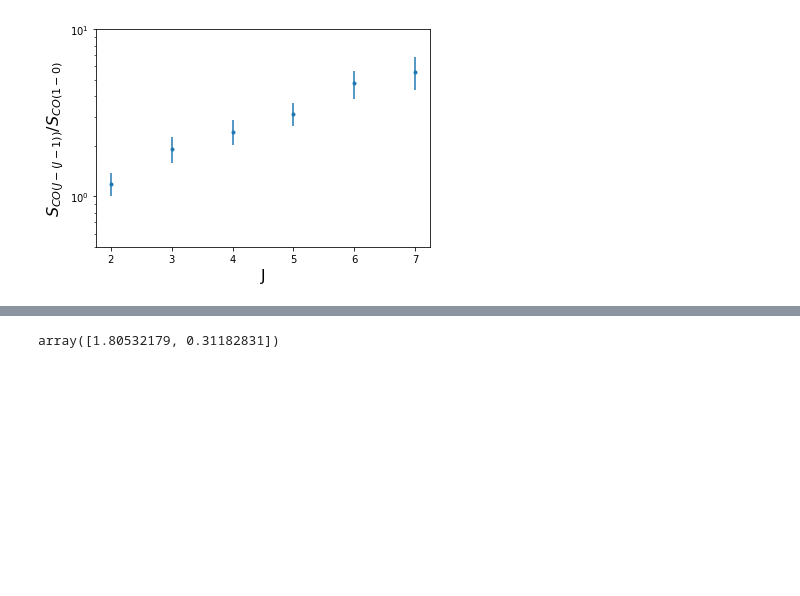
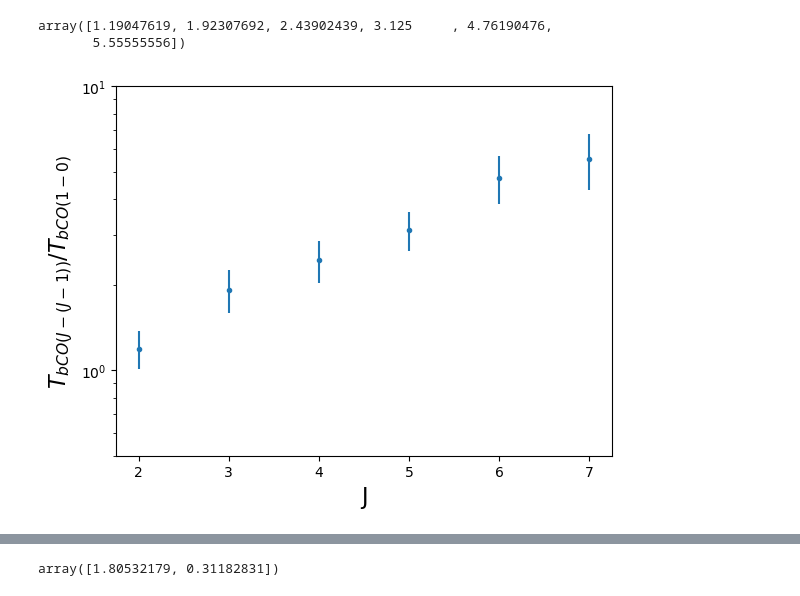
Before and after one commit to cpvargas/ACT_ALMA, a Jupyter notebook: CO_line-test2.ipynb, the cells around one changed output, grey strips where cells are left out. Drawn from its saved outputs; the diff is of its cells as text; code cells hidden in the pictures; blank space fills up the shorter version.

```diff
--- a/CO_line-test2.ipynb
+++ b/CO_line-test2.ipynb
@@ -29,19 +29,25 @@ r_J_err = np.array([0.13,0.09,0.07,0.05,0.04,0.04])
 
 invr_J = 1./r_J
 invr_J_err = 1/r_J * np.sqrt((r_J_err/r_J)**2)
+# %%
+invr_J
+# %% [output]
+array([1.19047619, 1.92307692, 2.43902439, 3.125     , 4.76190476,
+       5.55555556])
 # %%
 plt.errorbar(J,invr_J,yerr=invr_J_err,fmt=".")
 #plt.errorbar(1,1,yerr=0,fmt=".")
 
-plt.ylabel("$S_{CO(J-(J-1))}$/$S_{CO(1-0)}$",fontsize=16)
+plt.ylabel("$T_{b CO(J-(J-1))}$/$T_{b CO(1-0)}$",fontsize=16)
 plt.xlabel("J",fontsize=16)
 
 plt.ylim(0.5,10)
 plt.yscale("log")
 
-plt.savefig("CO_conversion.png",dpi=150)
+plt.savefig("CO_conversion.png",dpi=200)
+plt.savefig("CO_conversion.pdf")
 # %% [output]
-[figure, old version]
+[figure, new version]
 # %%
 plt.errorbar(J,invr_J*0.84,yerr=invr_J_err*0.84,fmt=".")
 #plt.errorbar(1,1,yerr=0,fmt=".")
```
Also changed, not shown: parts of 32 cells of this notebook.
